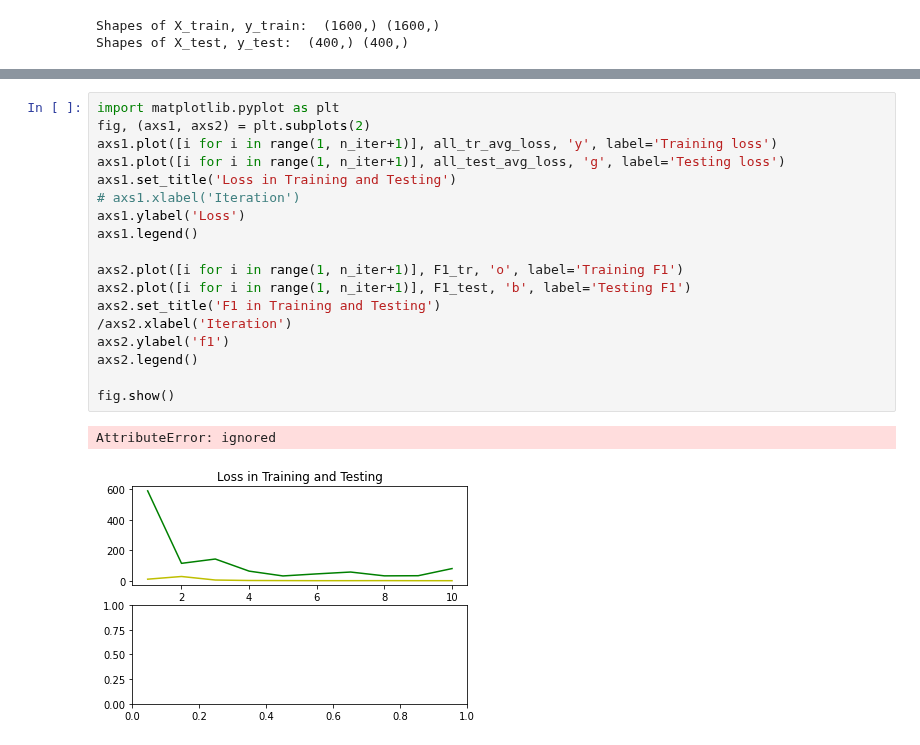
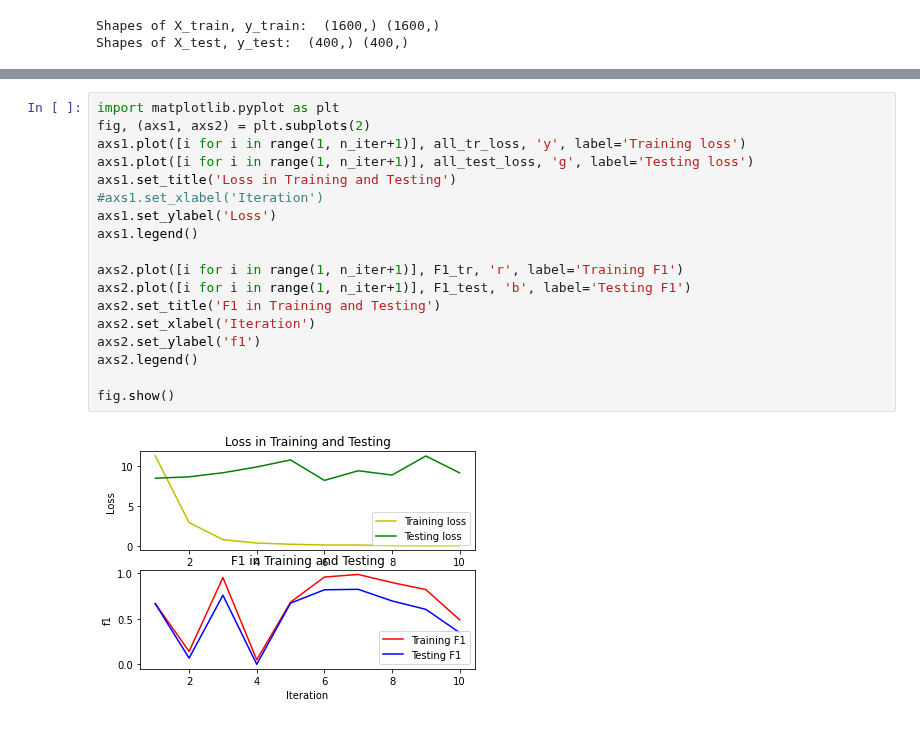
Before and after one commit to HuyenNguyenHelen/LING-5412, a Jupyter notebook: Midterm_Perceptron.ipynb, the cells around one changed output, grey strips where cells are left out. Drawn from its saved outputs; the diff is of its cells as text.

```diff
--- a/Midterm_Perceptron.ipynb
+++ b/Midterm_Perceptron.ipynb
@@ -443,21 +440,20 @@ weighted avg       0.72      0.63      0.59       400
 # %%
 import matplotlib.pyplot as plt
 fig, (axs1, axs2) = plt.subplots(2)
-axs1.plot([i for i in range(1, n_iter+1)], all_tr_avg_loss, 'y', label='Training loss')
-axs1.plot([i for i in range(1, n_iter+1)], all_test_avg_loss, 'g', label='Testing loss')
+axs1.plot([i for i in range(1, n_iter+1)], all_tr_loss, 'y', label='Training loss')
+axs1.plot([i for i in range(1, n_iter+1)], all_test_loss, 'g', label='Testing loss')
 axs1.set_title('Loss in Training and Testing')
-# axs1.xlabel('Iteration')
-axs1.ylabel('Loss')
+#axs1.set_xlabel('Iteration')
+axs1.set_ylabel('Loss')
 axs1.legend()
 
-axs2.plot([i for i in range(1, n_iter+1)], F1_tr, 'o', label='Training F1')
+axs2.plot([i for i in range(1, n_iter+1)], F1_tr, 'r', label='Training F1')
 axs2.plot([i for i in range(1, n_iter+1)], F1_test, 'b', label='Testing F1')
 axs2.set_title('F1 in Training and Testing')
-/axs2.xlabel('Iteration')
-axs2.ylabel('f1')
+axs2.set_xlabel('Iteration')
+axs2.set_ylabel('f1')
 axs2.legend()
 
 fig.show()
 # %% [output]
-AttributeError: ignored
-[figure, old version]
+[figure, new version]
```
Also changed, not shown: parts of 15 cells of this notebook.
